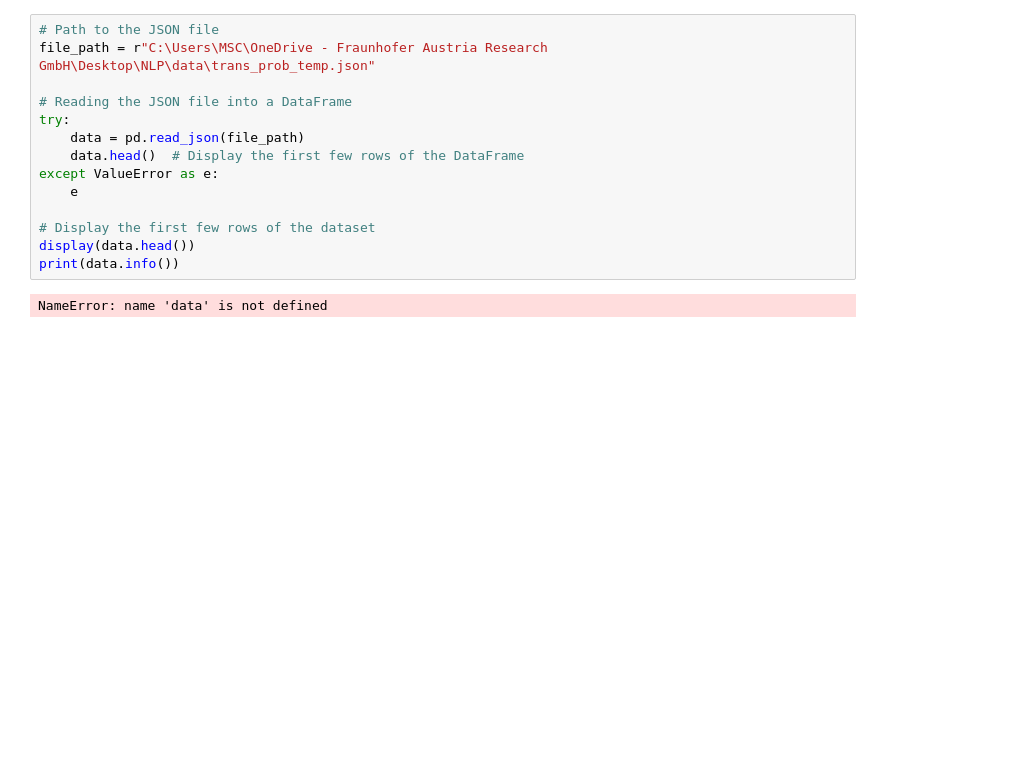
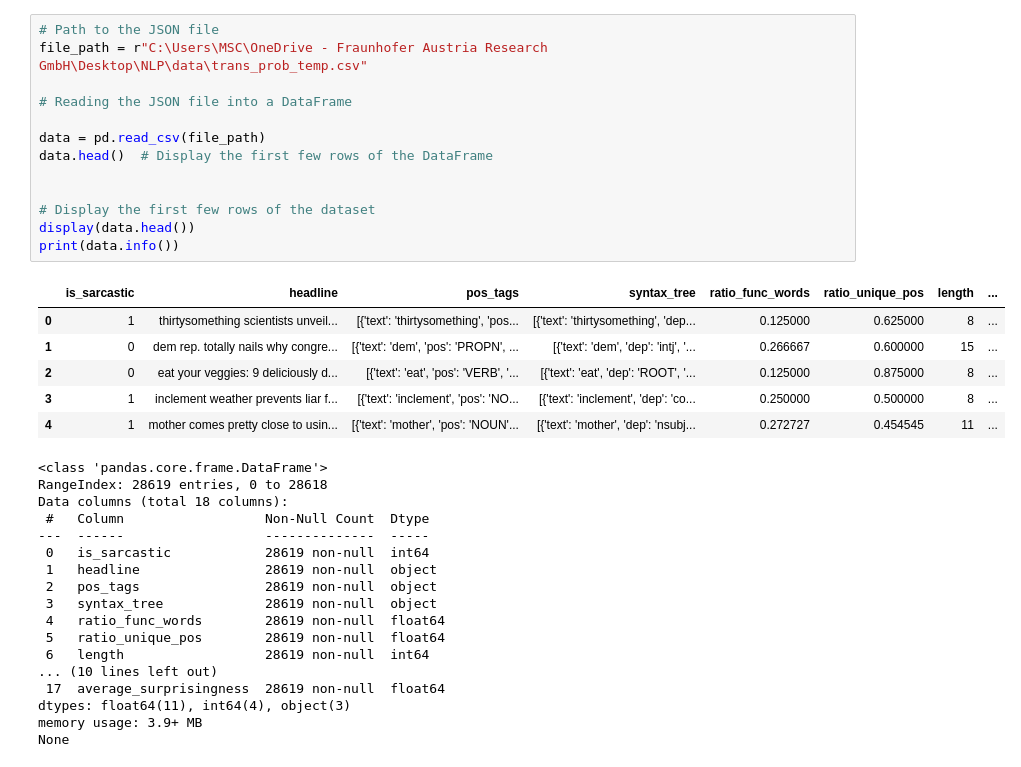
Before and after one commit to arianetemadi/snack-overflow, a Jupyter notebook: notebooks/syntactic_feature_selection.ipynb, the cells around one changed output. Drawn from its saved outputs; the diff is of its cells as text; blank space fills up the shorter version.

```diff
--- a/notebooks/syntactic_feature_selection.ipynb
+++ b/notebooks/syntactic_feature_selection.ipynb
@@ -5,16 +34,37 @@ from sklearn.feature_selection import SelectKBest, f_classif, chi2
 # %%
 # Path to the JSON file
-file_path = r"C:\Users\MSC\OneDrive - Fraunhofer Austria Research GmbH\Desktop\NLP\data\trans_prob_temp.json"
+file_path = r"C:\Users\MSC\OneDrive - Fraunhofer Austria Research GmbH\Desktop\NLP\data\trans_prob_temp.csv"
 
 # Reading the JSON file into a DataFrame
-try:
-    data = pd.read_json(file_path)
-    data.head()  # Display the first few rows of the DataFrame
-except ValueError as e:
-    e
+
+data = pd.read_csv(file_path)
+data.head()  # Display the first few rows of the DataFrame
+
 
 # Display the first few rows of the dataset
 display(data.head())
 print(data.info())
 # %% [output]
+|  | is_sarcastic | headline | pos_tags | syntax_tree | ratio_func_words | ratio_unique_pos | length | ... |
+| 0 | 1 | thirtysomething scientists unveil... | [{'text': 'thirtysomething', 'pos... | [{'text': 'thirtysomething', 'dep... | 0.125000 | 0.625000 | 8 | ... |
+| 1 | 0 | dem rep. totally nails why congre... | [{'text': 'dem', 'pos': 'PROPN', ... | [{'text': 'dem', 'dep': 'intj', '... | 0.266667 | 0.600000 | 15 | ... |
+| 2 | 0 | eat your veggies: 9 deliciously d... | [{'text': 'eat', 'pos': 'VERB', '... | [{'text': 'eat', 'dep': 'ROOT', '... | 0.125000 | 0.875000 | 8 | ... |
+| 3 | 1 | inclement weather prevents liar f... | [{'text': 'inclement', 'pos': 'NO... | [{'text': 'inclement', 'dep': 'co... | 0.250000 | 0.500000 | 8 | ... |
+| 4 | 1 | mother comes pretty close to usin... | [{'text': 'mother', 'pos': 'NOUN'... | [{'text': 'mother', 'dep': 'nsubj... | 0.272727 | 0.454545 | 11 | ... |
-NameError: name 'data' is not defined
+<class 'pandas.core.frame.DataFrame'>
+RangeIndex: 28619 entries, 0 to 28618
+Data columns (total 18 columns):
+ #   Column                  Non-Null Count  Dtype
+---  ------                  --------------  -----
+ 0   is_sarcastic            28619 non-null  int64
+ 1   headline                28619 non-null  object
+ 2   pos_tags                28619 non-null  object
+ 3   syntax_tree             28619 non-null  object
+ 4   ratio_func_words        28619 non-null  float64
+ 5   ratio_unique_pos        28619 non-null  float64
+ 6   length                  28619 non-null  int64
+... (10 lines left out)
+ 17  average_surprisingness  28619 non-null  float64
+dtypes: float64(11), int64(4), object(3)
+memory usage: 3.9+ MB
+None
```
Also changed, not shown: parts of 12 cells of this notebook, 8 other files.
